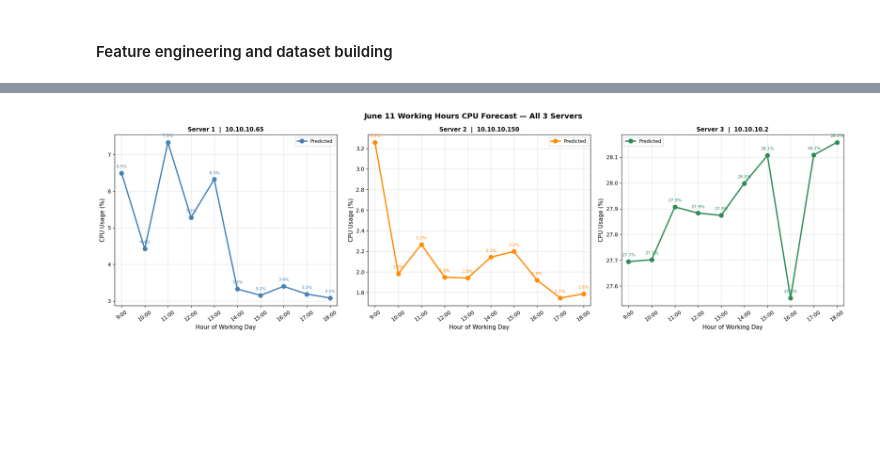
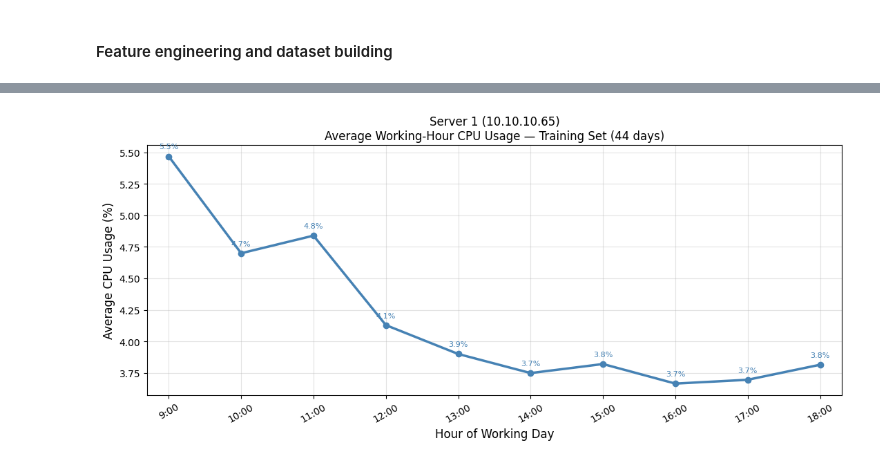
Before and after one commit to AvilashaGoswami1103/AI-Predictive-Maintenance, a Jupyter notebook: CPU/notebooks/working_hours.ipynb, the cells around one changed output, grey strips where cells are left out. Drawn from its saved outputs; the diff is of its cells as text; code cells hidden in the pictures; blank space fills up the shorter version.

Commit message:
working hours prediction for next day, not in dataset and compared with new input data

```diff
--- a/CPU/notebooks/working_hours.ipynb
+++ b/CPU/notebooks/working_hours.ipynb
@@ -40,12 +38,12 @@ Forecast date: 2026-06-11
 # %%
-# ── Load raw CSV ──────────────────────────────────────────────────────────────
-df_all = pd.read_csv(DATA_PATH)
-df_all['ts'] = pd.to_datetime(df_all['ts'], format='mixed', utc=True)
-df_all = df_all.sort_values(['host_id', 'ts'])
+df_raw = pd.read_csv(DATA_PATH)
+df_raw['ts'] = pd.to_datetime(df_raw['ts'], format='mixed', utc=True)
+df_raw = df_raw.sort_values(['host_id', 'ts'])
 
-server_names = df_all[['host_id','hostName']].drop_duplicates().set_index('host_id')['hostName'].to_dict()
-print('Loaded rows per server:')
-for sid, name in server_names.items():
-    n = len(df_all[df_all['host_id']==sid])
-    print(f'  Server {sid} ({name}): {n:,} rows')
+print('All servers in data:', df_raw['host_id'].unique())
+for sid in SERVER_IDS:
+    sub = df_raw[df_raw['host_id']==sid]
+    name = sub['hostName'].iloc[0]
+    print(f'  Server {sid} ({name}): {len(sub):,} rows  '
+          f'{sub["ts"].min().date()} → {sub["ts"].max().date()}')
 # %% [output]
@@ -290,37 +238,37 @@ Hour        CPU %
 # %%
-fig, axes = plt.subplots(1, 3, figsize=(20, 6), sharey=False)
+# Average cpu working hour profile
+# ─────────────────────────────────────────────────────────────────────────────
+# PLOT: Average working-hour CPU profile across the FULL TRAINING SET
+# One separate figure per server, single line, x-axis = working hours
+# ─────────────────────────────────────────────────────────────────────────────
+for sid in SERVER_IDS:
+    _, Y_test, test_df = test_sets[sid]
+    name  = server_info[sid]
+    ds    = datasets[sid]
+    split = int(len(ds) * 0.80)
+    train_df = ds.iloc[:split]
 
-colors = ['steelblue', 'darkorange', 'seagreen']
+    # Average actual CPU per working hour across all training days
+    avg_cpu = [train_df[f'cpu_t{h:02d}'].mean() for h in WORK_HOURS]
 
-for ax, sid, color in zip(axes, SERVER_IDS, colors):
-    if sid not in june11_forecasts:
-        ax.set_visible(False)
-        continue
-
-    forecast = june11_forecasts[sid]
-    name     = server_results[sid]['name']
-
-    ax.plot(WORK_HOURS, forecast, color=color, marker='o', lw=2.5,
-            markersize=8, label='Predicted')
-
-    # Annotate each point with its value
-    for h, val in zip(WORK_HOURS, forecast):
-        ax.annotate(f'{val:.1f}%',
-                    xy=(h, val), xytext=(0, 10),
-                    textcoords='offset points', ha='center',
-                    fontsize=8, color=color)
-
+    fig, ax = plt.subplots(figsize=(11, 5))
+    ax.plot(WORK_HOURS, avg_cpu, color='steelblue', marker='o', lw=2.5)
     ax.set_xticks(WORK_HOURS)
-    ax.set_xticklabels([f'{h}:00' for h in WORK_HOURS], rotation=35)
-    ax.set_xlabel('Hour of Working Day', fontsize=11)
-    ax.set_ylabel('CPU Usage (%)', fontsize=11)
-    ax.set_title(f'Server {sid}  |  {name}', fontsize=11, fontweight='bold')
-    ax.legend(fontsize=9); ax.grid(True, alpha=0.35)
-    ax.set_xlim(WORK_HOURS[0]-0.3, WORK_HOURS[-1]+0.3)
-
-fig.suptitle('June 11 Working Hours CPU Forecast — All 3 Servers',
-             fontsize=14, fontweight='bold')
-plt.tight_layout()
-plt.show()
+    ax.set_xticklabels(HOUR_LABELS, rotation=30)
+    ax.set_xlabel('Hour of Working Day', fontsize=12)
+    ax.set_ylabel('Average CPU Usage (%)', fontsize=12)
+    ax.set_title(
+        f'Server {sid} ({name})\n'
+        f'Average Working-Hour CPU Usage — Training Set ({len(train_df)} days)',
+        fontsize=12
+    )
+    ax.grid(True, alpha=0.35)
+    ax.set_xlim(WORK_HOURS[0] - 0.3, WORK_HOURS[-1] + 0.3)
+    for x_val, y_val in zip(WORK_HOURS, avg_cpu):
+        ax.annotate(f'{y_val:.1f}%', (x_val, y_val),
+                    textcoords='offset points', xytext=(0, 8),
+                    ha='center', fontsize=8, color='steelblue')
+    plt.tight_layout()
+    plt.show()
 # %% [output]
-[figure, old version]
+[figure, new version]
```
Also changed, not shown: parts of 19 cells of this notebook.
